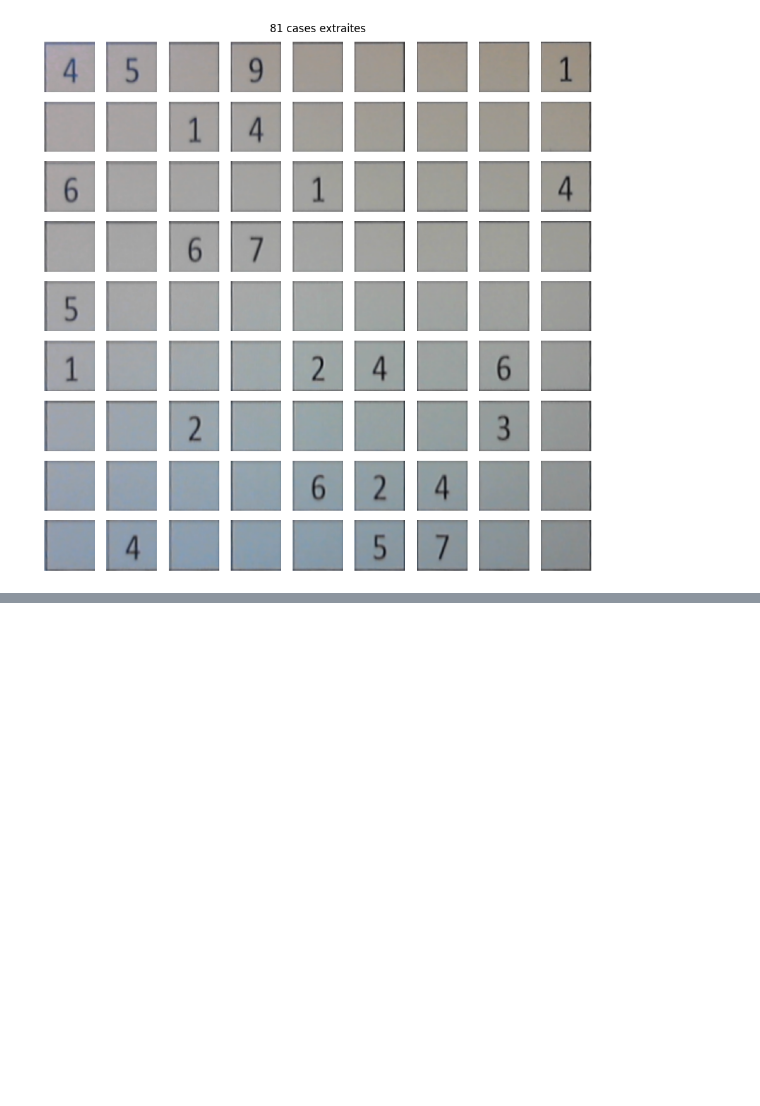
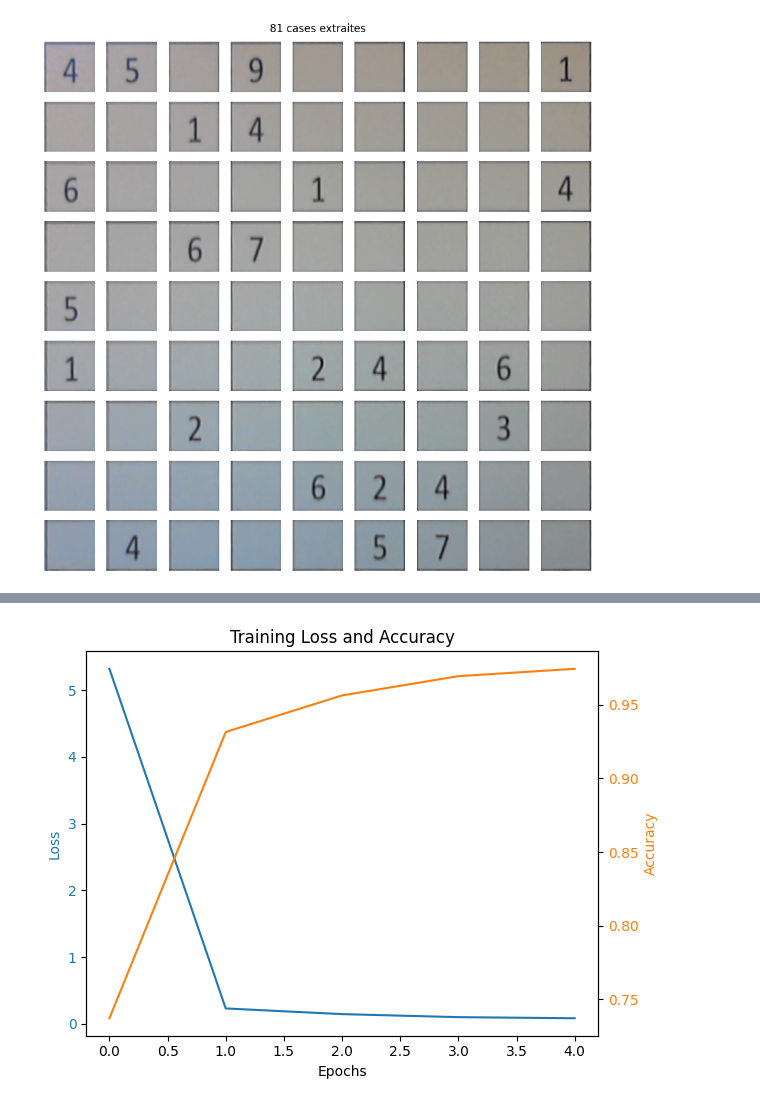
Before and after one commit to Gregory-Debruyne/r-solution-de-sudoku, a Jupyter notebook: Test_Clément.ipynb, the cells around one changed output, grey strips where cells are left out. Saved outputs shown, nothing was run; the diff lists cells and outputs as text; code cells hidden in the pictures; blank space fills up the shorter version.

```diff
--- a/Test_Clément.ipynb
+++ b/Test_Clément.ipynb
@@ -245,0 +258,6 @@ Grille détectée :
+# %%
+model.summary()
+
+model.compile(optimizer='adam',#function for get down the gradient
+              loss='sparse_categorical_crossentropy',#loss function for classification
+              metrics=['accuracy']) #the metric
@@ -245,0 +286,10 @@ Grille détectée :
+# %%
+%%time
+
+batch_size  = 20
+epochs      =  5
+history = model.fit(  X_train, y_train,
+                      batch_size      = batch_size,
+                      epochs          = epochs,
+                      verbose         = 1)
+                    #   validation_data = (X_test, y_test))
@@ -245,0 +309,18 @@ Grille détectée :
+# %%
+fig, ax1 = plt.subplots()
+
+ax1.set_xlabel('Epochs')
+ax1.set_ylabel('Loss', color='tab:blue')
+ax1.plot(history.history['loss'], color='tab:blue')
+ax1.tick_params(axis='y', labelcolor='tab:blue')
+
+ax2 = ax1.twinx()
+ax2.set_ylabel('Accuracy', color='tab:orange')
+ax2.plot(history.history['accuracy'], color='tab:orange')
+ax2.tick_params(axis='y', labelcolor='tab:orange')
+
+plt.title('Training Loss and Accuracy')
+fig.tight_layout()
+plt.show()
+# %% [output]
+[figure, added]
```
Also changed, not shown: parts of 22 cells of this notebook, 2 other files.
